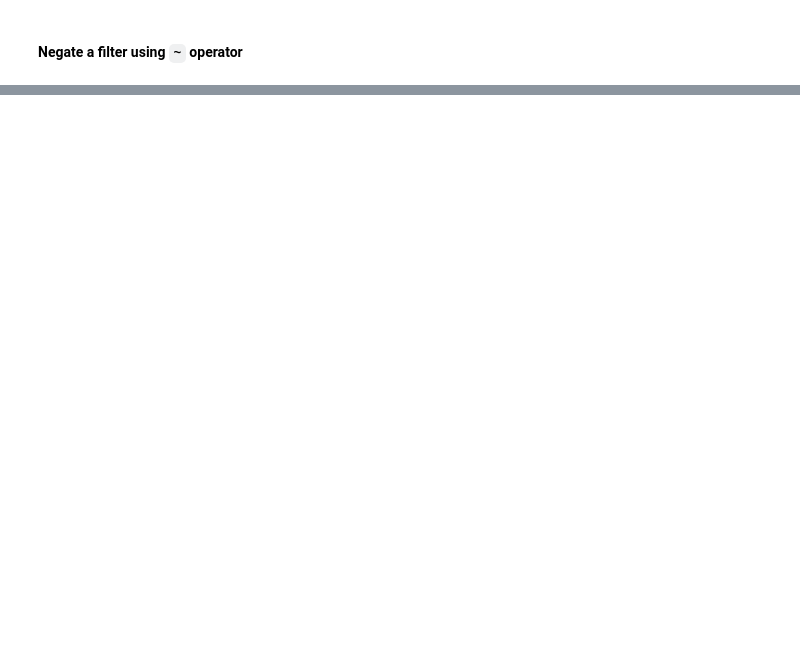
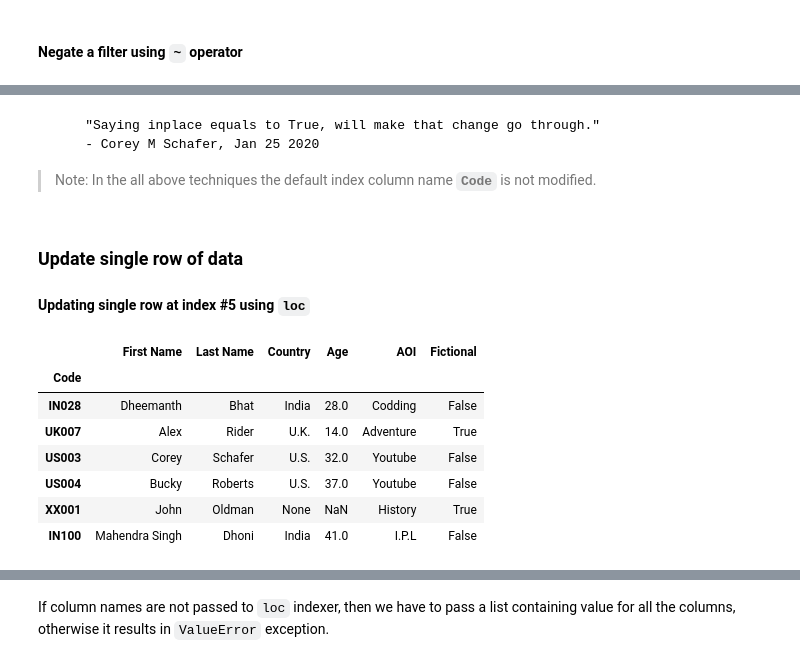
Before and after one commit to DheemanthBhat/ML-Libraries, a Jupyter notebook: 2 Pandas/Pandas Tutorial - PART 2.ipynb, the cells around one changed output, grey strips where cells are left out. Drawn from its saved outputs; the diff is of its cells as text; code cells hidden in the pictures; blank space fills up the shorter version.

```diff
--- a/2 Pandas/Pandas Tutorial - PART 2.ipynb
+++ b/2 Pandas/Pandas Tutorial - PART 2.ipynb
@@ -976,0 +1051,6 @@ df[~fltr]  # Apply filter on DataFrame
+# %%
+try:
+    df.columns = ["A", "B", "C"]
+
+except ValueError as ve:
+    print("ValueError:", ve)
@@ -976,0 +1074,12 @@ df[~fltr]  # Apply filter on DataFrame
+# %%
+df.rename(
+    columns={
+        "F_NAME": "First Name",
+        "L_NAME": "Last Name",
+        "COUNTRY": "Country",
+        "AGE": "Age",
+        "FIC": "Fictional",
+    },
+    inplace=True,
+)
+df
@@ -976,0 +1096,25 @@ df[~fltr]  # Apply filter on DataFrame
+# %% [markdown]
+        "Saying inplace equals to True, will make that change go through."
+        - Corey M Schafer, Jan 25 2020
+
+> Note: In the all above techniques the default index column name **`Code`** is not modified.
+# %% [markdown]
+### Update single row of data
+
+#### Updating single row at index #5 using `loc`
+# %%
+# Get index of row #5.
+index = df.index[5]
+
+# Update Series with new values
+df.loc[index] = ["Mahendra Singh", "Dhoni", "India", 41, "I.P.L", False]
+df
+# %% [output]
+|  | First Name | Last Name | Country | Age | AOI | Fictional |
+| Code |  |  |  |  |  |  |
+| IN028 | Dheemanth | Bhat | India | 28.0 | Codding | False |
+| UK007 | Alex | Rider | U.K. | 14.0 | Adventure | True |
+| US003 | Corey | Schafer | U.S. | 32.0 | Youtube | False |
+| US004 | Bucky | Roberts | U.S. | 37.0 | Youtube | False |
+| XX001 | John | Oldman | None | NaN | History | True |
+| IN100 | Mahendra Singh | Dhoni | India | 41.0 | I.P.L | False |
@@ -976,0 +1122,2 @@ df[~fltr]  # Apply filter on DataFrame
+# %% [markdown]
+If column names are not passed to `loc` indexer, then we have to pass a list containing value for all the columns, otherwise it results in `ValueError` exception.
```
Also changed, not shown: parts of 29 cells of this notebook, 2 other files.
